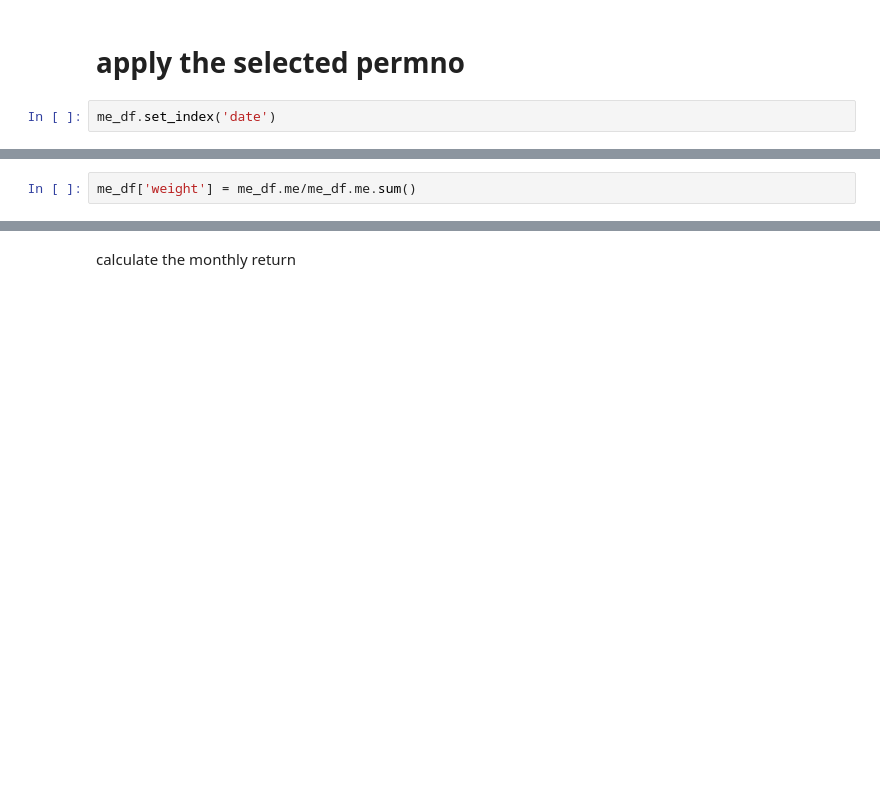
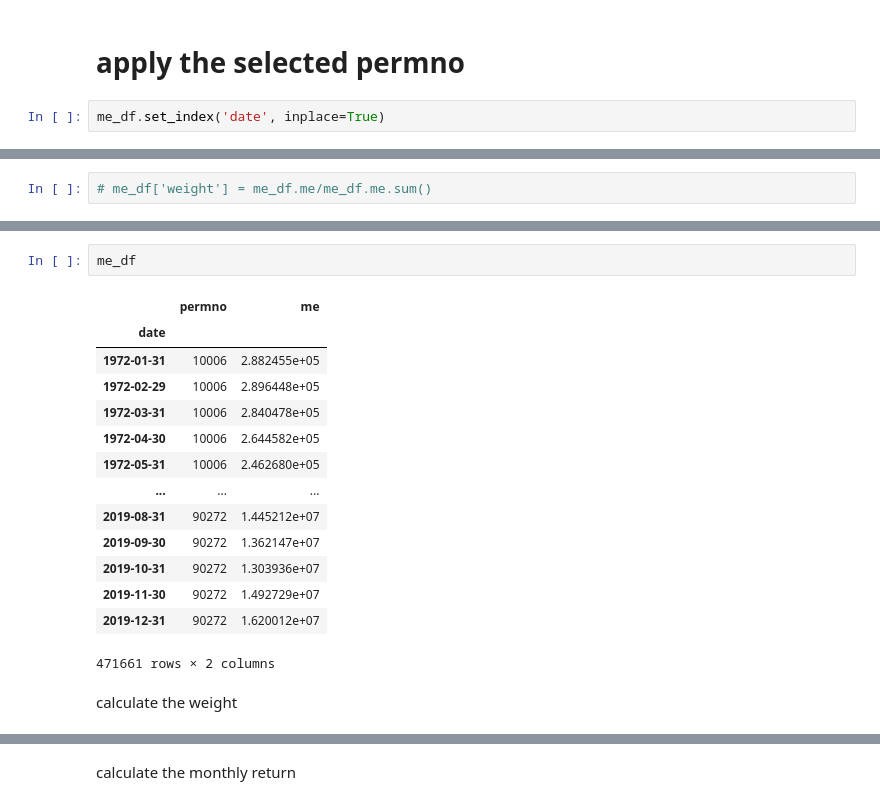
Before and after one commit to shh128/Summer-project-ML, a Jupyter notebook: Portfolio_Tree_Model_v2.ipynb, the cells around one changed output, grey strips where cells are left out. Saved outputs shown, nothing was run; the diff lists cells and outputs as text; blank space fills up the shorter version.

```diff
--- a/Portfolio_Tree_Model_v2.ipynb
+++ b/Portfolio_Tree_Model_v2.ipynb
@@ -464,4 +515,4 @@ Name: permno, Length: 17400, dtype: int64
 # %% [markdown]
 # apply the selected permno
 # %%
-me_df.set_index('date')
+me_df.set_index('date', inplace=True)
@@ -483,2 +519,2 @@ me_df.set_index('date')
 # %%
-me_df['weight'] = me_df.me/me_df.me.sum()
+# me_df['weight'] = me_df.me/me_df.me.sum()
@@ -484,0 +539,19 @@ me_df['weight'] = me_df.me/me_df.me.sum()
+# %%
+me_df
+# %% [output]
+|  | permno | me |
+| date |  |  |
+| 1972-01-31 | 10006 | 2.882455e+05 |
+| 1972-02-29 | 10006 | 2.896448e+05 |
+| 1972-03-31 | 10006 | 2.840478e+05 |
+| 1972-04-30 | 10006 | 2.644582e+05 |
+| 1972-05-31 | 10006 | 2.462680e+05 |
+| ... | ... | ... |
+| 2019-08-31 | 90272 | 1.445212e+07 |
+| 2019-09-30 | 90272 | 1.362147e+07 |
+| 2019-10-31 | 90272 | 1.303936e+07 |
+| 2019-11-30 | 90272 | 1.492729e+07 |
+| 2019-12-31 | 90272 | 1.620012e+07 |
+471661 rows × 2 columns
+# %% [markdown]
+calculate the weight
```
Also changed, not shown: parts of 18 cells of this notebook.
